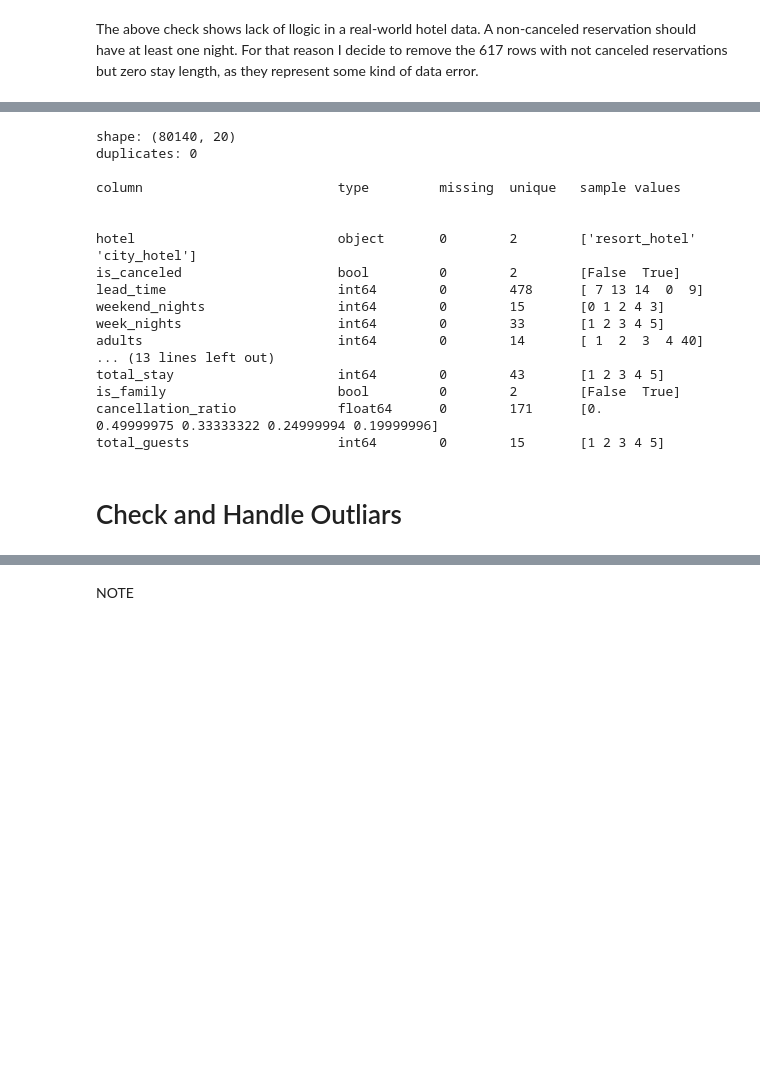
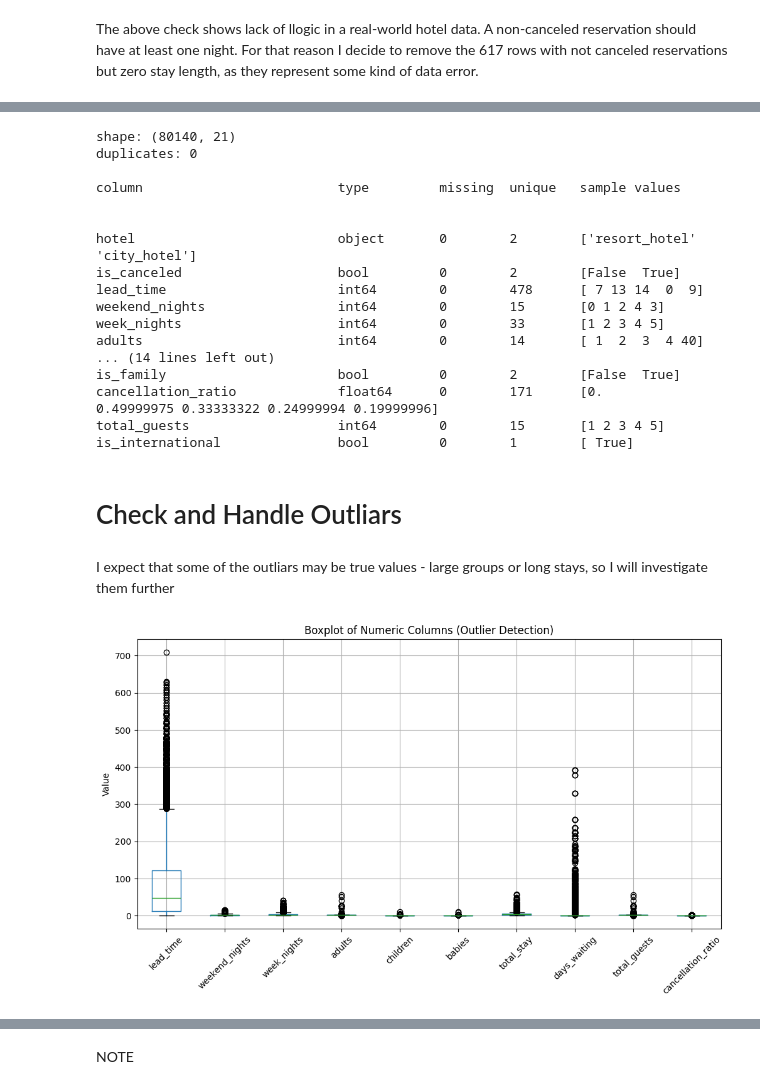
Before and after one commit to desi0302/CancelScope-Hotel-Booking-Analysis, a Jupyter notebook: jupyter_notebooks/etl.ipynb, the cells around one changed output, grey strips where cells are left out. Cells and saved outputs as stored; diff of their text form; code cells hidden in the pictures; blank space fills up the shorter version.

Commit message:
hypotheses, core statistical concepts, observations, eda start basic visualisations

```diff
--- a/jupyter_notebooks/etl.ipynb
+++ b/jupyter_notebooks/etl.ipynb
@@ -219,6 +219,7 @@ new columns:
 - cancellation_ratio: represents the proportion of previous bookings that were canceled.The small value 1e-6 is added to the denominator to avoid division by zero. The column will clarify what fraction of the bookings that a gues made were canceled. For guests with no previous bookings at all (both fields zero), this ratio is zero.If there are many first-time guests with no booking history, then this feature will be zero for them which is logical.
 # %%
 df['total_stay'] = df['stays_in_weekend_nights'] + df['stays_in_week_nights']
-df['is_family'] = ((df['adults'] >= 1) & ((df['children'] >= 1) | (df['babies'] >= 1)))
+df['is_family'] = ((df['adults'] >= 1) & ((df['children'] >= 1) | (df['babies'] >= 1)) & (df['customer_type'] != 'Group'))
 df['cancellation_ratio'] = df['previous_cancellations'] / (df['previous_cancellations'] + df['previous_bookings_not_canceled'] + 1e-6)
 df['total_guests'] = df['adults'] + df['children'] + df['babies']
+df['is_international'] = df['country'] != 'prt'
@@ -299,7 +302,7 @@ df = clean_string_columns(df)
 # %%
 review_dataframe(df)
 # %% [output]
-shape: (80140, 20)
+shape: (80140, 21)
 duplicates: 0
 
 column                         type         missing  unique   sample values
@@ -311,11 +314,27 @@ lead_time                      int64        0        478      [ 7 13 14  0  9]
 weekend_nights                 int64        0        15       [0 1 2 4 3]
 week_nights                    int64        0        33       [1 2 3 4 5]
 adults                         int64        0        14       [ 1  2  3  4 40]
-... (13 lines left out)
-total_stay                     int64        0        43       [1 2 3 4 5]
+... (14 lines left out)
 is_family                      bool         0        2        [False  True]
 cancellation_ratio             float64      0        171      [0.         0.49999975 0.33333322 0.24999994 0.19999996]
 total_guests                   int64        0        15       [1 2 3 4 5]
+is_international               bool         0        1        [ True]
 # %% [markdown]
 # Check and Handle Outliars
+# %% [markdown]
+I expect that some of the outliars may be true values - large groups or long stays, so I will investigate them further
+# %%
+numeric_cols = [
+	'lead_time', 'weekend_nights', 'week_nights', 'adults', 'children',
+	'babies', 'total_stay', 'days_waiting', 'total_guests', 'cancellation_ratio'
+]
+
+plt.figure(figsize=(12, 6))
+df[numeric_cols].boxplot()
+plt.title("Boxplot of Numeric Columns (Outlier Detection)")
+plt.ylabel("Value")
+plt.xticks(rotation=45)
+plt.show()
+# %% [output]
+[figure, added]
 # %%
```
Also changed, not shown: parts of 29 cells of this notebook, 1 other file.
